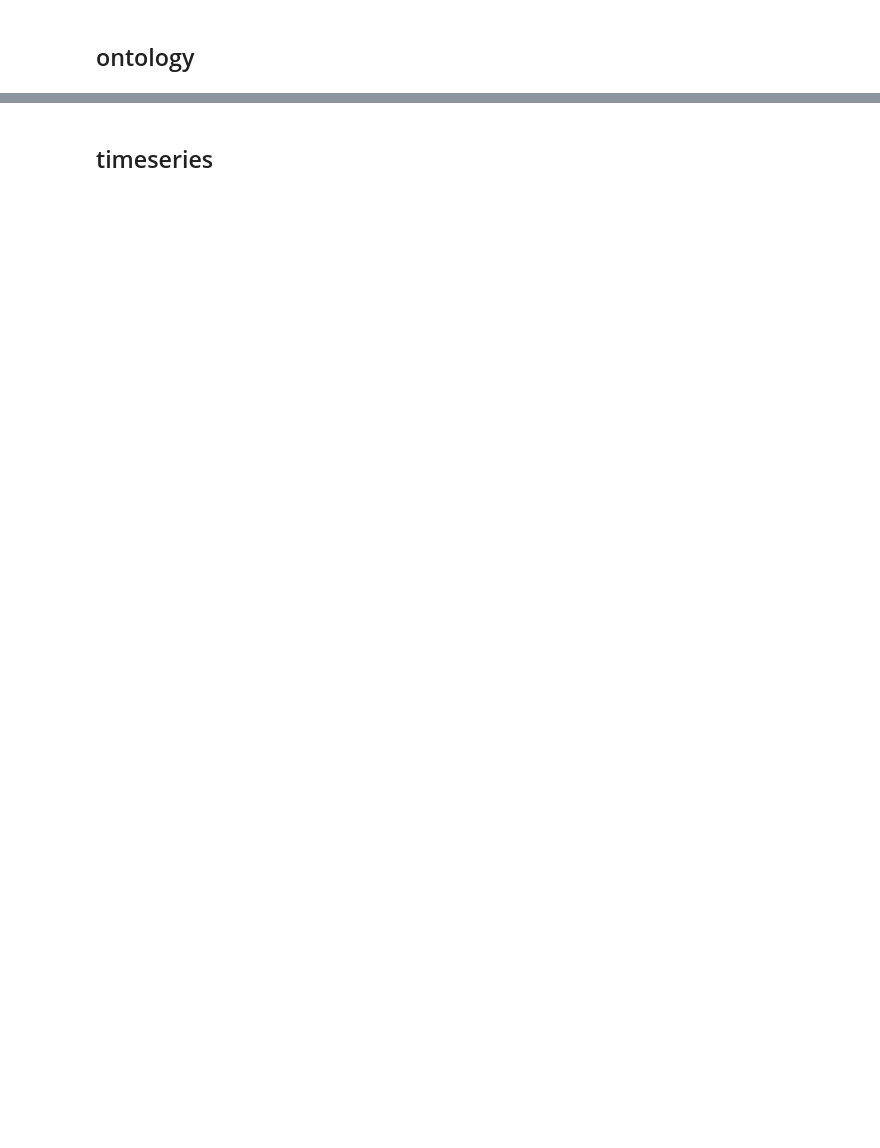
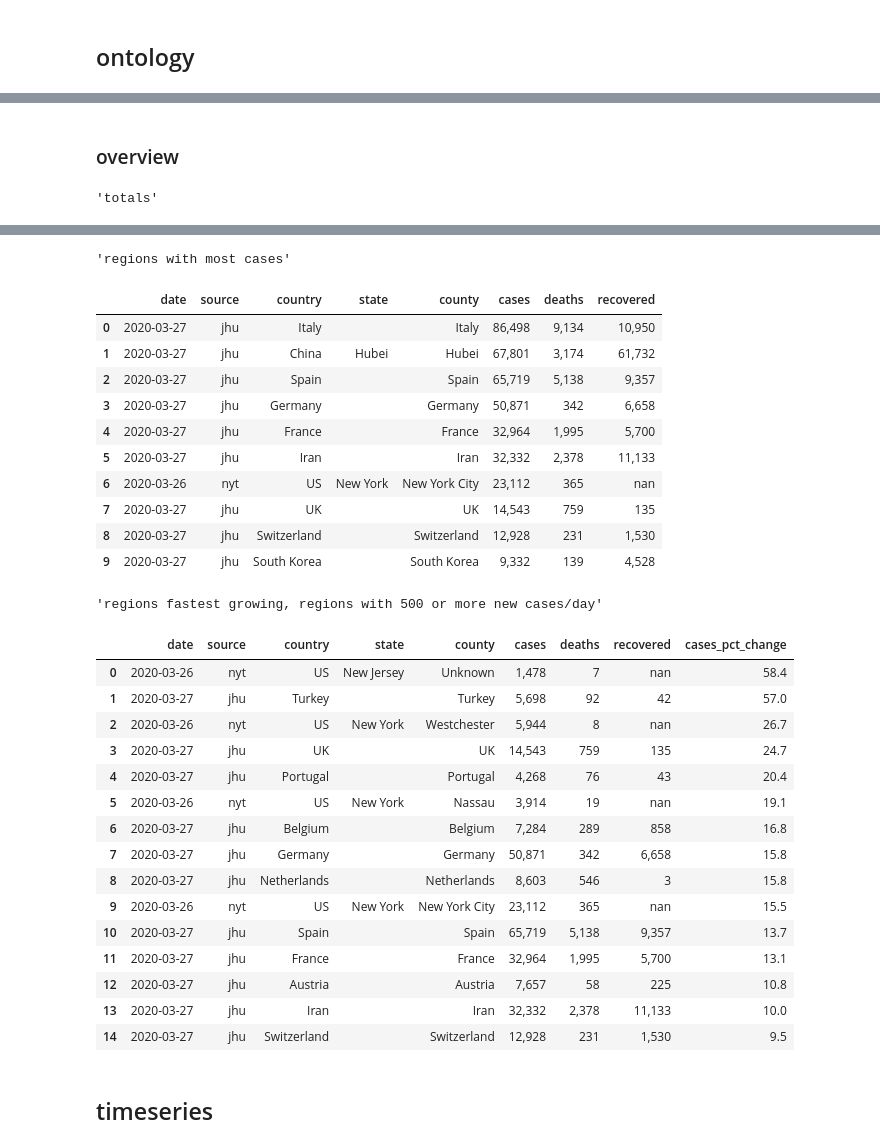
Before and after one commit to eferm/covid-19, a Jupyter notebook: notebooks/covid-19.ipynb, the cells around one changed output, grey strips where cells are left out. Cells and saved outputs as stored; diff of their text form; code cells hidden in the pictures; blank space fills up the shorter version.

```diff
--- a/notebooks/covid-19.ipynb
+++ b/notebooks/covid-19.ipynb
@@ -590,0 +275,51 @@ display(
+# %% [markdown]
+### overview
+# %%
+# filter to latest date and significant impact
+df = CATALOG['df.derived.county'].copy()
+levels = levels_in_df(df)
+df = (
+    df
+    .sort_values([*levels, 'date'])
+    .groupby(levels)
+    .last()
+    .reset_index()
+    .query(f'cases >= {LIMITS["cases"]}')
+)
+
+def prettify(df):
+    for m in [*METRICS, 'cases_active', *[f'{m}_new' for m in METRICS]]:
+        df[m] = df[m].map(lambda x: f"{x:,.0f}")
+    for m in ['cfr', *[f'{m}_pct_change' for m in METRICS]]:
+        df[m] = df[m].map(lambda x: f"{x:,.1f}")
+    mask = (df['country'] == df['state'])
+    df.loc[mask, 'state'] = ''
+    return df.drop(['day'], axis=1)
+
+display(
+    "totals",
+    df[METRICS]
+    .sum()
+    .rename('total')
+    .map(lambda x: f"{x:,.0f}")
+    .to_frame()
+)
+
+idx = ['date', 'source', *levels, *METRICS]
+display(
+    "regions with most cases",
+    prettify(df.sort_values('cases', ascending=False))
+    [idx]
+    .reset_index(drop=True)
+    .head(10)
+)
+display(
+    "regions fastest growing, regions with 500 or more new cases/day",
+    prettify(df.query('cases_new > 500')
+               .sort_values('cases_pct_change', ascending=False))
+    [[*idx, 'cases_pct_change']]
+    .reset_index(drop=True)
+    .head(15)
+)
+# %% [output]
+'totals'
@@ -591,2 +330,31 @@ display(
+'regions with most cases'
+|  | date | source | country | state | county | cases | deaths | recovered |
+| 0 | 2020-03-27 | jhu | Italy |  | Italy | 86,498 | 9,134 | 10,950 |
+| 1 | 2020-03-27 | jhu | China | Hubei | Hubei | 67,801 | 3,174 | 61,732 |
+| 2 | 2020-03-27 | jhu | Spain |  | Spain | 65,719 | 5,138 | 9,357 |
+| 3 | 2020-03-27 | jhu | Germany |  | Germany | 50,871 | 342 | 6,658 |
+| 4 | 2020-03-27 | jhu | France |  | France | 32,964 | 1,995 | 5,700 |
+| 5 | 2020-03-27 | jhu | Iran |  | Iran | 32,332 | 2,378 | 11,133 |
+| 6 | 2020-03-26 | nyt | US | New York | New York City | 23,112 | 365 | nan |
+| 7 | 2020-03-27 | jhu | UK |  | UK | 14,543 | 759 | 135 |
+| 8 | 2020-03-27 | jhu | Switzerland |  | Switzerland | 12,928 | 231 | 1,530 |
+| 9 | 2020-03-27 | jhu | South Korea |  | South Korea | 9,332 | 139 | 4,528 |
+'regions fastest growing, regions with 500 or more new cases/day'
+|  | date | source | country | state | county | cases | deaths | recovered | cases_pct_change |
+| 0 | 2020-03-26 | nyt | US | New Jersey | Unknown | 1,478 | 7 | nan | 58.4 |
+| 1 | 2020-03-27 | jhu | Turkey |  | Turkey | 5,698 | 92 | 42 | 57.0 |
+| 2 | 2020-03-26 | nyt | US | New York | Westchester | 5,944 | 8 | nan | 26.7 |
+| 3 | 2020-03-27 | jhu | UK |  | UK | 14,543 | 759 | 135 | 24.7 |
+| 4 | 2020-03-27 | jhu | Portugal |  | Portugal | 4,268 | 76 | 43 | 20.4 |
+| 5 | 2020-03-26 | nyt | US | New York | Nassau | 3,914 | 19 | nan | 19.1 |
+| 6 | 2020-03-27 | jhu | Belgium |  | Belgium | 7,284 | 289 | 858 | 16.8 |
+| 7 | 2020-03-27 | jhu | Germany |  | Germany | 50,871 | 342 | 6,658 | 15.8 |
+| 8 | 2020-03-27 | jhu | Netherlands |  | Netherlands | 8,603 | 546 | 3 | 15.8 |
+| 9 | 2020-03-26 | nyt | US | New York | New York City | 23,112 | 365 | nan | 15.5 |
+| 10 | 2020-03-27 | jhu | Spain |  | Spain | 65,719 | 5,138 | 9,357 | 13.7 |
+| 11 | 2020-03-27 | jhu | France |  | France | 32,964 | 1,995 | 5,700 | 13.1 |
+| 12 | 2020-03-27 | jhu | Austria |  | Austria | 7,657 | 58 | 225 | 10.8 |
+| 13 | 2020-03-27 | jhu | Iran |  | Iran | 32,332 | 2,378 | 11,133 | 10.0 |
+| 14 | 2020-03-27 | jhu | Switzerland |  | Switzerland | 12,928 | 231 | 1,530 | 9.5 |
 # %% [markdown]
 ## timeseries
```
Also changed, not shown: parts of 36 cells of this notebook, 2 other files.
